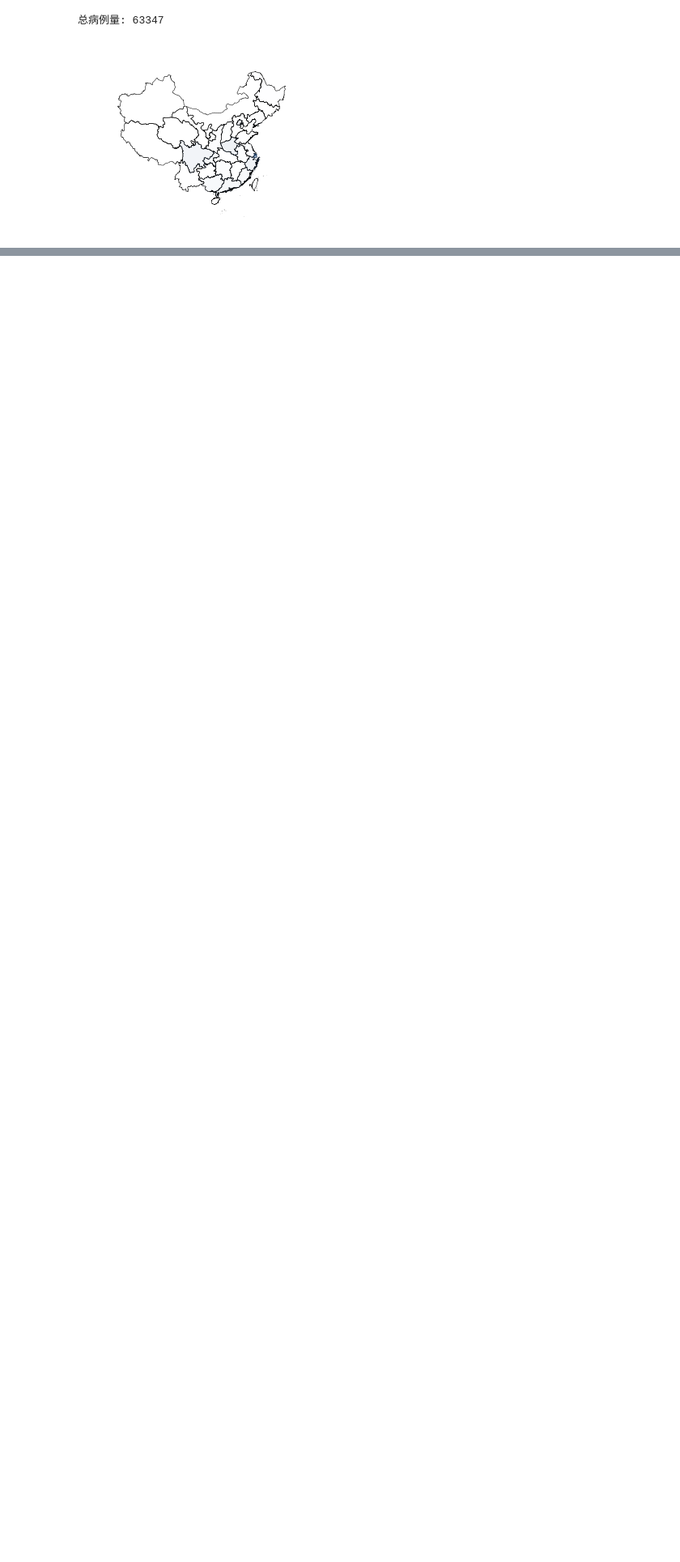
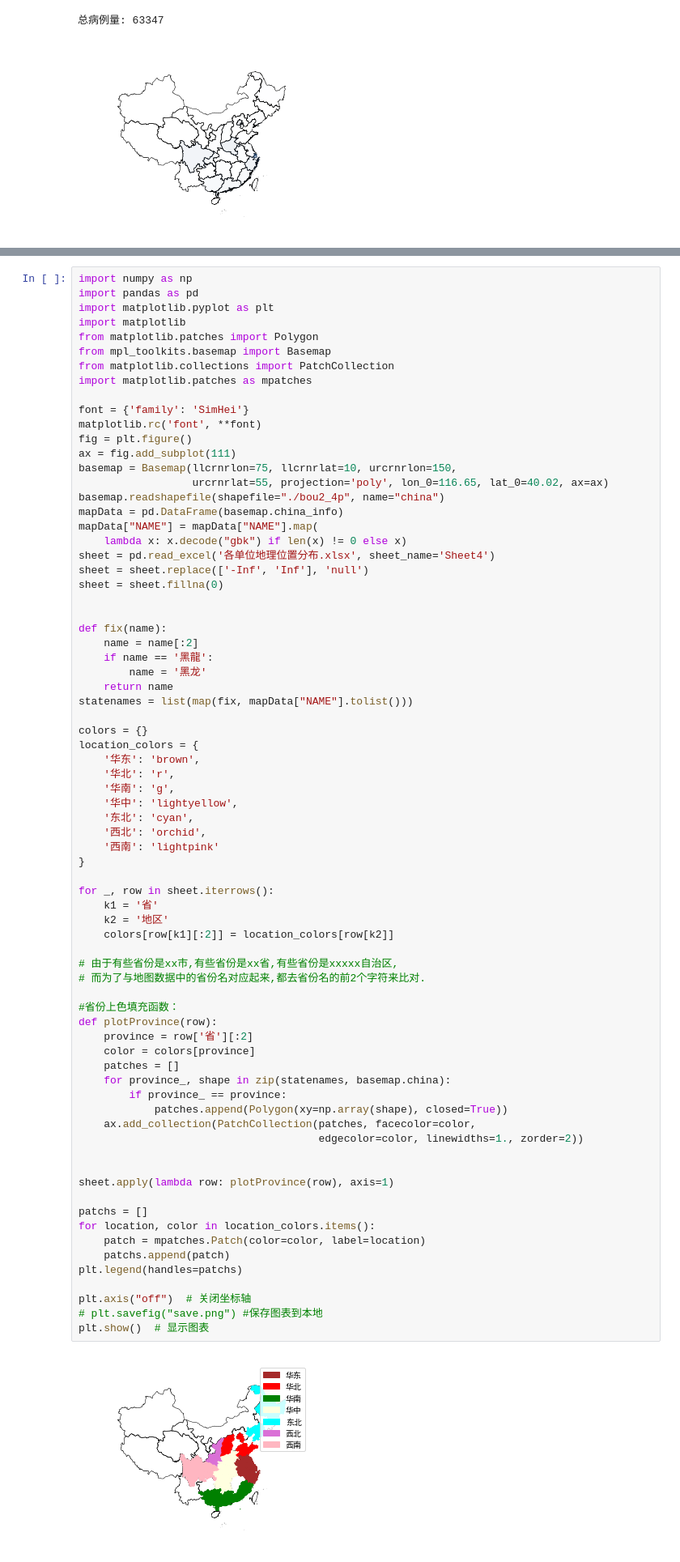
Before and after one commit to kifish/R-notes, a Jupyter notebook: plot_map/basemap1.ipynb, the cells around one changed output, grey strips where cells are left out. Shown at 81% size. Drawn from its saved outputs; the diff is of its cells as text; blank space fills up the shorter version.

```diff
--- a/plot_map/basemap1.ipynb
+++ b/plot_map/basemap1.ipynb
@@ -266,0 +383,76 @@ plt.show()  # 显示图表
+# %%
+import numpy as np
+import pandas as pd
+import matplotlib.pyplot as plt
+import matplotlib
+from matplotlib.patches import Polygon
+from mpl_toolkits.basemap import Basemap
+from matplotlib.collections import PatchCollection
+import matplotlib.patches as mpatches
+
+font = {'family': 'SimHei'}
+matplotlib.rc('font', **font)
+fig = plt.figure()
+ax = fig.add_subplot(111)
+basemap = Basemap(llcrnrlon=75, llcrnrlat=10, urcrnrlon=150,
+                  urcrnrlat=55, projection='poly', lon_0=116.65, lat_0=40.02, ax=ax)
+basemap.readshapefile(shapefile="./bou2_4p", name="china")
+mapData = pd.DataFrame(basemap.china_info)
+mapData["NAME"] = mapData["NAME"].map(
+    lambda x: x.decode("gbk") if len(x) != 0 else x)
+sheet = pd.read_excel('各单位地理位置分布.xlsx', sheet_name='Sheet4')
+sheet = sheet.replace(['-Inf', 'Inf'], 'null')
+sheet = sheet.fillna(0)
+
+
+def fix(name):
+    name = name[:2]
+    if name == '黑龍':
+        name = '黑龙'
+    return name
+statenames = list(map(fix, mapData["NAME"].tolist()))
+
+colors = {}
+location_colors = {
+    '华东': 'brown',
+    '华北': 'r',
+    '华南': 'g',
+    '华中': 'lightyellow',
+    '东北': 'cyan',
+    '西北': 'orchid',
+    '西南': 'lightpink'
+}
+
+for _, row in sheet.iterrows():
+    k1 = '省'
+    k2 = '地区'
+    colors[row[k1][:2]] = location_colors[row[k2]]
+
+# 由于有些省份是xx市,有些省份是xx省,有些省份是xxxxx自治区,
+# 而为了与地图数据中的省份名对应起来,都去省份名的前2个字符来比对.
+
+#省份上色填充函数：
+def plotProvince(row):
+    province = row['省'][:2]
+    color = colors[province]
+    patches = []
+    for province_, shape in zip(statenames, basemap.china):
+        if province_ == province:
+            patches.append(Polygon(xy=np.array(shape), closed=True))
+    ax.add_collection(PatchCollection(patches, facecolor=color,
+                                      edgecolor=color, linewidths=1., zorder=2))
+
+
+sheet.apply(lambda row: plotProvince(row), axis=1)
+
+patchs = []
+for location, color in location_colors.items():
+    patch = mpatches.Patch(color=color, label=location)
+    patchs.append(patch)
+plt.legend(handles=patchs)
+
+plt.axis("off")  # 关闭坐标轴
+# plt.savefig("save.png") #保存图表到本地
+plt.show()  # 显示图表
+# %% [output]
+[figure, added]
```
Also changed, not shown: parts of 4 cells of this notebook, 22 other files.
